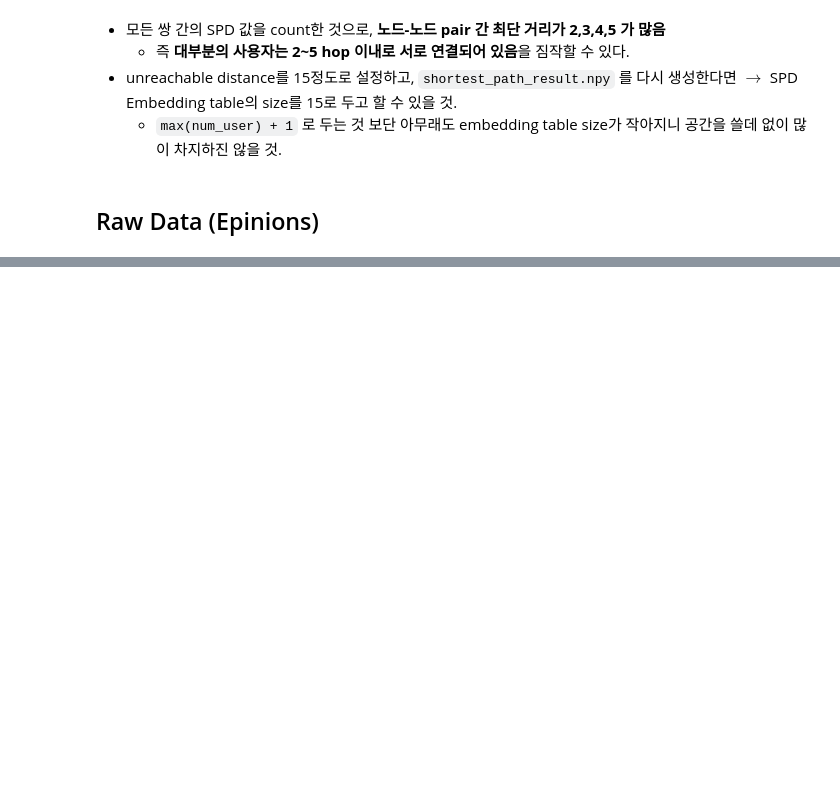
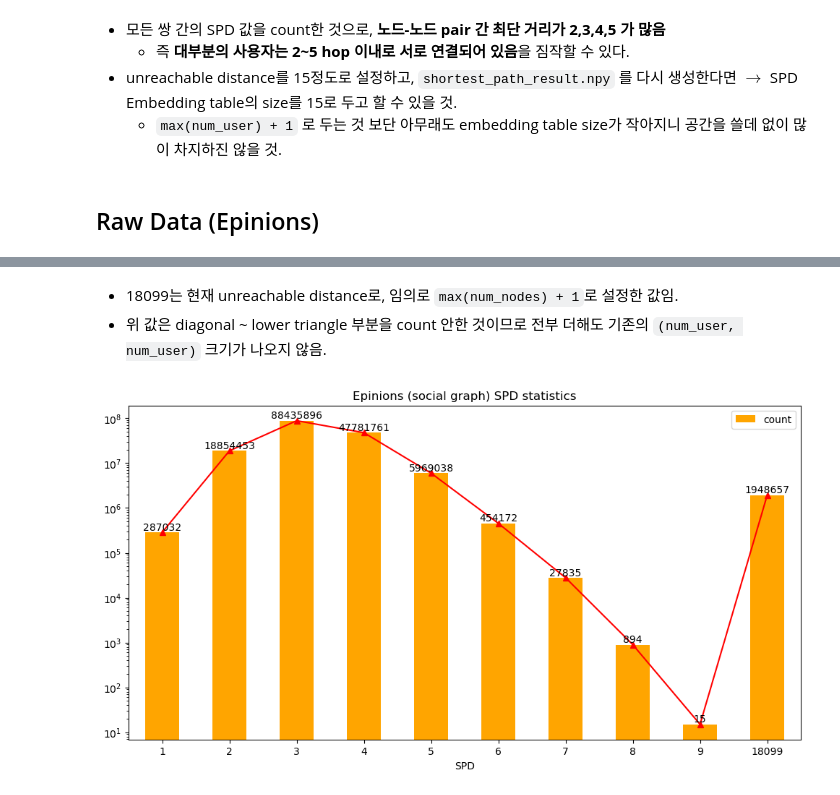
Before and after one commit to mlsys-lab-sogang/Social-Rec-Sys, a Jupyter notebook: Transformer_modified/dataset_eda.ipynb, the cells around one changed output, grey strips where cells are left out. Cells and saved outputs as stored; diff of their text form; code cells hidden in the pictures; blank space fills up the shorter version.

```diff
--- a/Transformer_modified/dataset_eda.ipynb
+++ b/Transformer_modified/dataset_eda.ipynb
@@ -304,0 +504,3 @@ plt.show()
+# %%
+spd_table = np.load(data_path + '/shortest_path_result.npy')
+spd_table
@@ -304,0 +515,5 @@ plt.show()
+# %%
+# count를 위해 대각성분을 특정 값으로 대체하고, 상삼각행렬만을 사용.
+upper_triangle_table = np.triu(spd_table)
+np.fill_diagonal(upper_triangle_table, 20000)
+upper_triangle_table
@@ -304,0 +528,12 @@ plt.show()
+# %%
+# 각 수치마다 count 진행, 마지막에 20000에 대한 카운트(대각성분 카운트)는 제외
+unique, counts = np.unique(upper_triangle_table[np.where(upper_triangle_table != 0)], return_counts=True)
+
+# 편리한 look을 위한 dataframe
+spd_info_df = pd.DataFrame(columns=['SPD', 'count'])
+spd_info_df['SPD'] = unique
+spd_info_df['count'] = counts
+
+# 마지막 20000에 대한 카운트는 제외
+spd_info_df = spd_info_df[:-1]
+spd_info_df
@@ -304,0 +552,15 @@ plt.show()
+# %% [markdown]
+- 18099는 현재 unreachable distance로, 임의로 `max(num_nodes) + 1`로 설정한 값임.
+- 위 값은 diagonal ~ lower triangle 부분을 count 안한 것이므로 전부 더해도 기존의 `(num_user, num_user)` 크기가 나오지 않음.
+# %%
+fig, ax = plt.subplots(figsize=(12, 6))
+spd_info_df.plot(kind='bar', x='SPD', y='count' ,figsize=(12, 6), logy=True, color='orange', ax=ax)
+
+for i, v in enumerate(spd_info_df['count']):
+    ax.text(i, v, str(v), ha='center', va='bottom')
+
+spd_info_df['count'].plot(kind='line', color='red', style='^-', ax=ax)
+plt.title('Epinions (social graph) SPD statistics')
+plt.show()
+# %% [output]
+[figure, added]
```
Also changed, not shown: parts of 31 cells of this notebook.
